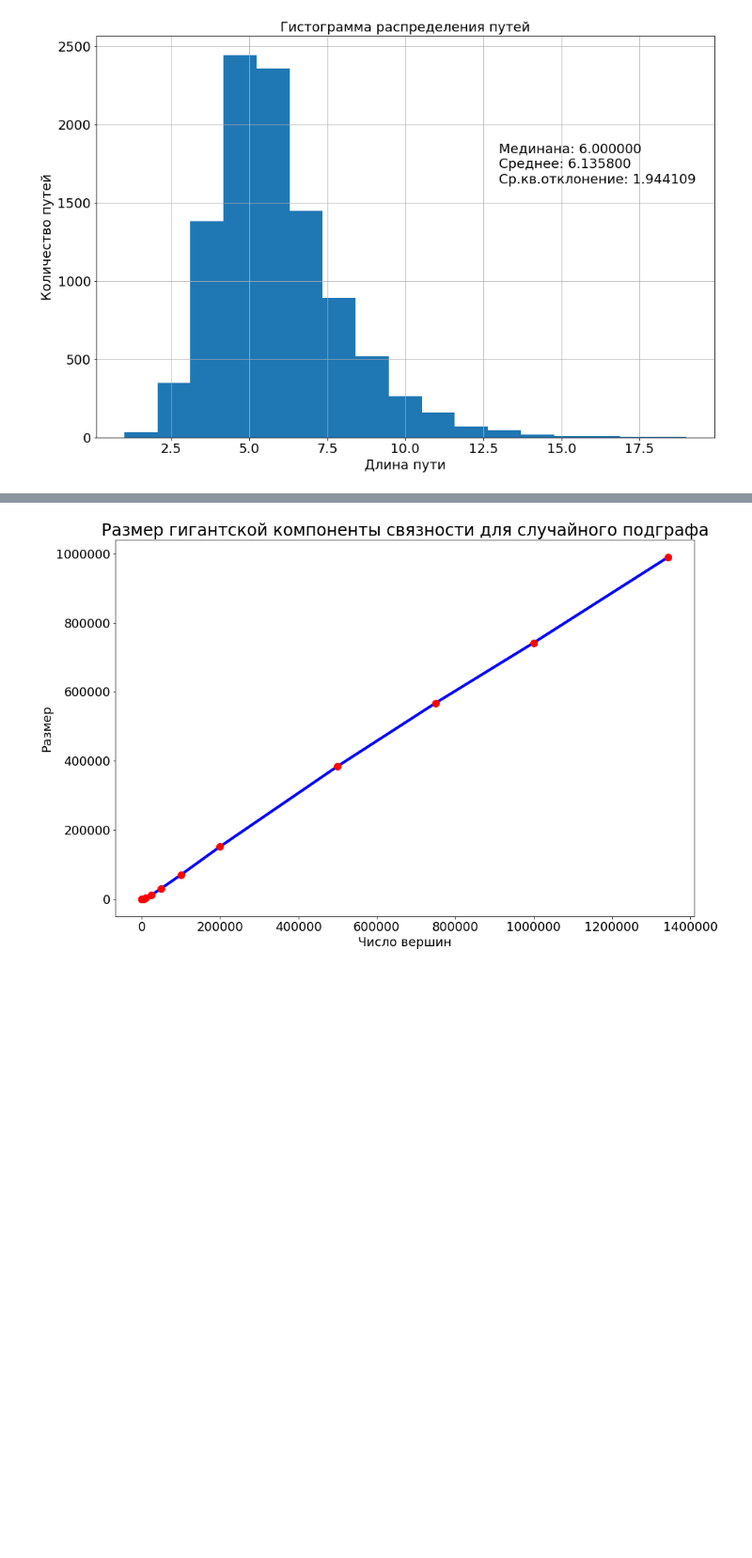
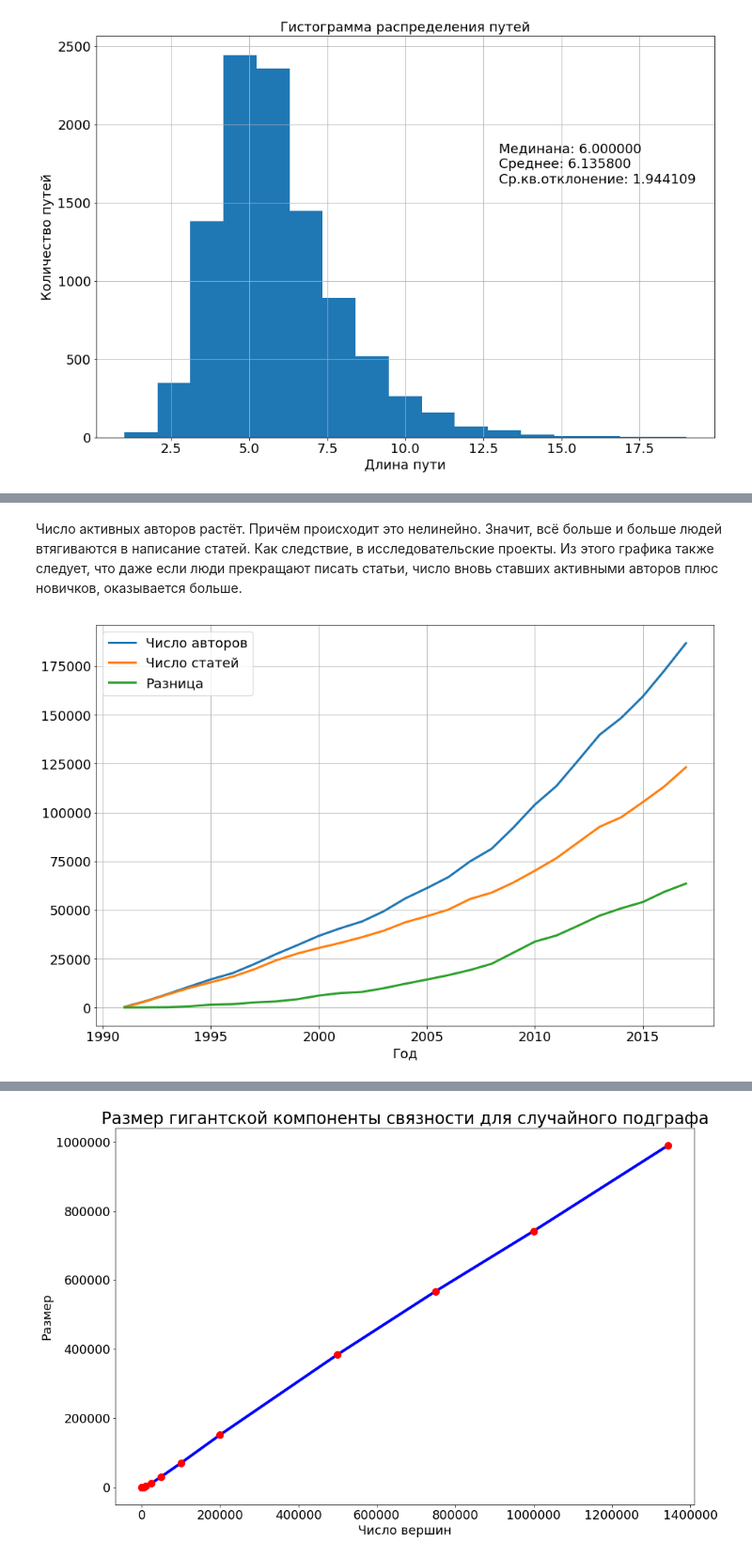
Before and after one commit to Hedgehogues/MSU_PZAD, a Jupyter notebook: HW-graph/Untitled.ipynb, the cells around one changed output, grey strips where cells are left out. Shown at 94% size. Cells and saved outputs as stored; diff of their text form; code cells hidden in the pictures; blank space fills up the shorter version.

```diff
--- a/HW-graph/Untitled.ipynb
+++ b/HW-graph/Untitled.ipynb
@@ -1403,0 +1484,18 @@ plt.grid(True)
+# %% [markdown]
+Число активных авторов растёт. Причём происходит это нелинейно. Значит, всё больше и больше людей втягиваются в написание статей. Как следствие, в исследовательские проекты. Из этого графика также следует, что даже если люди прекращают писать статьи, число вновь ставших активными авторов плюс новичков, оказывается больше.
+# %%
+years = [y for y in docs_by_years]
+plt.figure(figsize=(15, 10))
+plt.plot(years, counts_authors, linewidth=3)
+plt.plot(years, counts_papers, linewidth=3)
+plt.plot(years, np.array(counts_authors) - np.array(counts_papers), linewidth=3)
+plt.grid(True)
+plt.ylabel('', fontsize=18)
+plt.xlabel('Год', fontsize=18)
+plt.title('', fontsize=18)
+plt.xticks(fontsize=18)
+plt.yticks(fontsize=18)
+plt.legend(['Число авторов', 'Число статей', 'Разница'], fontsize=18)
+plt.grid(True)
+# %% [output]
+[figure, added]
```
Also changed, not shown: parts of 45 cells of this notebook.
